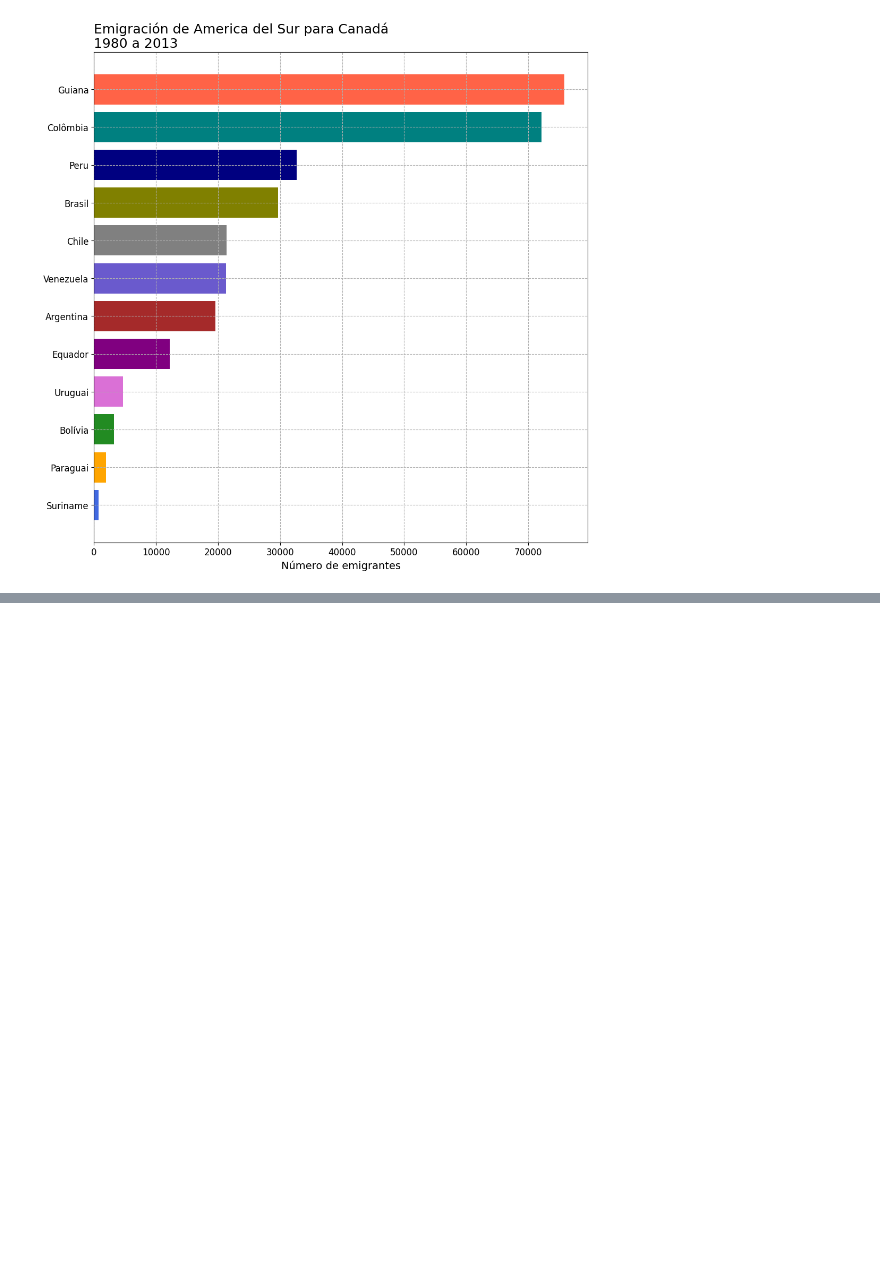
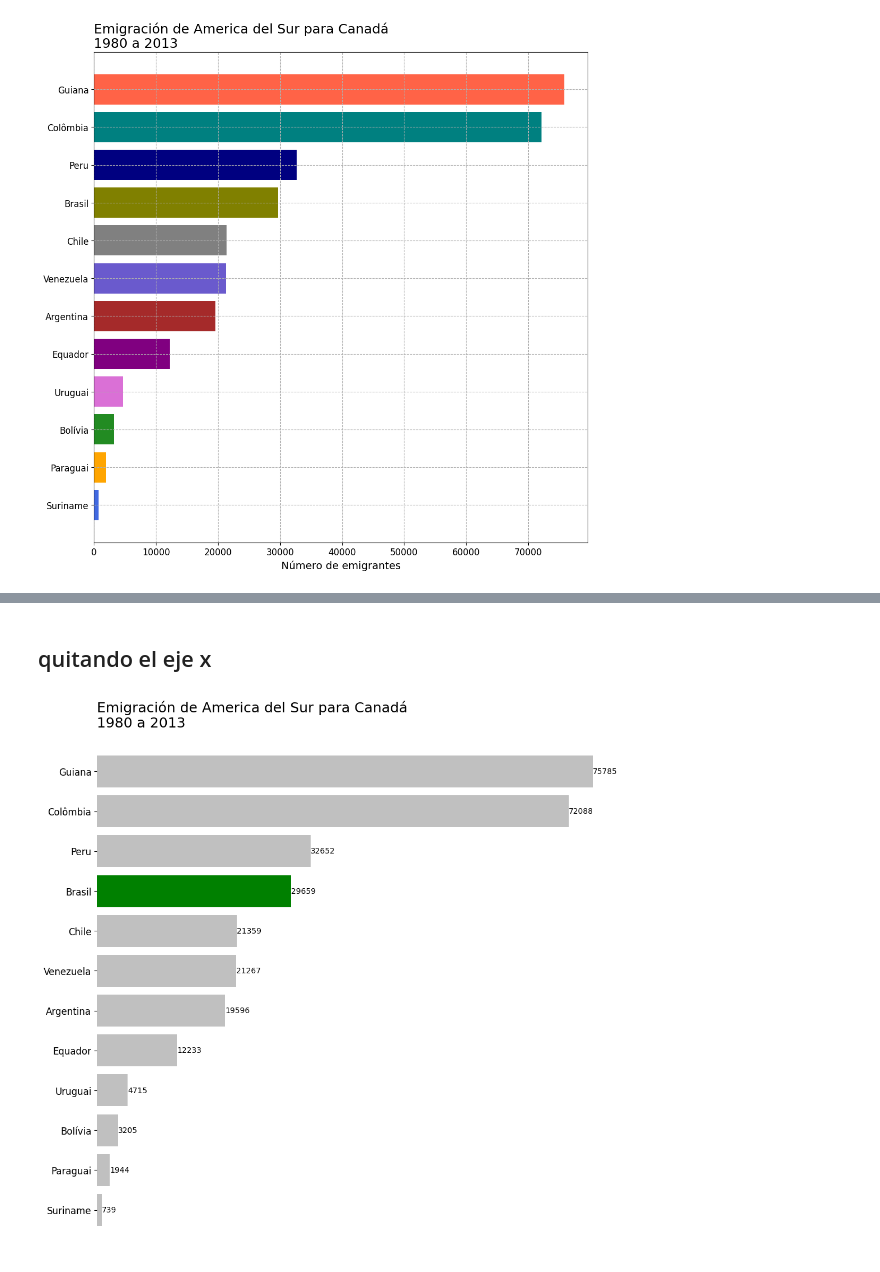
Before and after one commit to ygor-github/data_visualization, a Jupyter notebook: Aula.ipynb, the cells around one changed output, grey strips where cells are left out. Cells and saved outputs as stored; diff of their text form; code cells hidden in the pictures; blank space fills up the shorter version.

```diff
--- a/Aula.ipynb
+++ b/Aula.ipynb
@@ -534,0 +606,26 @@ plt.show()
+# %% [markdown]
+## quitando el eje x
+# %%
+colores = []
+for pais in america_sur.index:
+    if pais == "Brasil":
+        colores.append("green")
+    else:
+        colores.append("silver")
+fig, ax = plt.subplots(figsize=(12,12))
+ax.barh(america_sur.index, america_sur['Total'], color=colores)
+ax.set_title('Emigración de America del Sur para Canadá\n1980 a 2013', loc='left', fontsize=18)
+ax.set_ylabel('')
+ax.set_xlabel('Número de emigrantes', fontsize=14)
+ax.xaxis.set_tick_params(labelsize=12)
+ax.yaxis.set_tick_params(labelsize=12)
+
+
+for i, v in enumerate(america_sur['Total']):
+    ax.text(v + 20, i, str(v), color='black', fontsize=10, ha='left', va='center')
+
+ax.set_frame_on(False)
+ax.get_xaxis().set_visible(False)
+plt.show()
+# %% [output]
+[figure, added]
```
Also changed, not shown: parts of 14 cells of this notebook.
